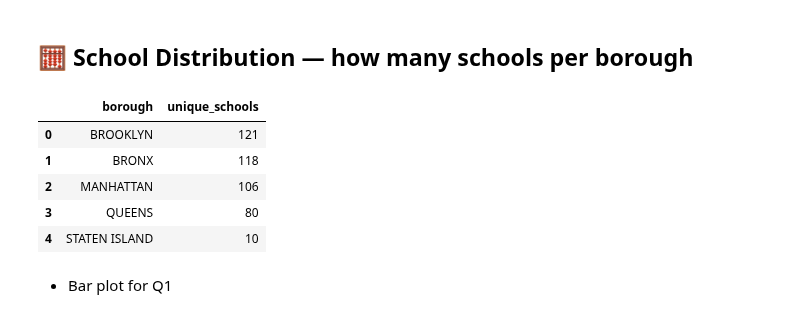
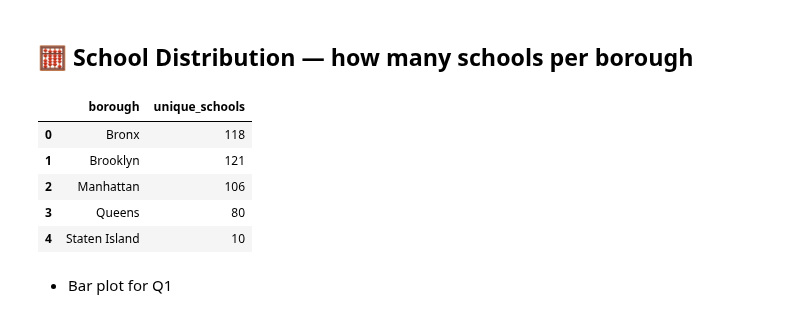
Before and after one commit to webeet-io/_onboarding_data, a Jupyter notebook: daily_tasks/day_3/day3_sql_analysis.ipynb, the cells around one changed output. Cells and saved outputs as stored; diff of their text form; code cells hidden in the pictures.

```diff
--- a/daily_tasks/day_3/day3_sql_analysis.ipynb
+++ b/daily_tasks/day_3/day3_sql_analysis.ipynb
@@ -83,29 +83,21 @@ df_result
 ## 🧮 School Distribution — how many schools per borough
 # %%
 q1 = pd.read_sql("""
-SELECT
-  CASE
-    WHEN UPPER(h.borough) IN ('K','BK') THEN 'BROOKLYN'
-    WHEN UPPER(h.borough) IN ('X','BX') THEN 'BRONX'
-    WHEN UPPER(h.borough) IN ('M')     THEN 'MANHATTAN'
-    WHEN UPPER(h.borough) IN ('Q')     THEN 'QUEENS'
-    WHEN UPPER(h.borough) IN ('R','SI','STATEN IS','STATEN ISLAND') THEN 'STATEN ISLAND'
-    ELSE UPPER(h.borough)
-  END AS borough,
-  COUNT(DISTINCT h.dbn) AS unique_schools
+SELECT h.borough,
+       COUNT(DISTINCT h.dbn) AS unique_schools
 FROM nyc_schools.high_school_directory h
-GROUP BY 1
-ORDER BY unique_schools DESC;
+GROUP BY h.borough
+ORDER BY h.borough;
 """, conn)
 
 q1
 # %% [output]
 |  | borough | unique_schools |
-| 0 | BROOKLYN | 121 |
-| 1 | BRONX | 118 |
-| 2 | MANHATTAN | 106 |
-| 3 | QUEENS | 80 |
-| 4 | STATEN ISLAND | 10 |
+| 0 | Bronx | 118 |
+| 1 | Brooklyn | 121 |
+| 2 | Manhattan | 106 |
+| 3 | Queens | 80 |
+| 4 | Staten Island | 10 |
 # %% [markdown]
 - Bar plot for Q1
 # %%
```
Also changed, not shown: parts of 3 cells of this notebook.
